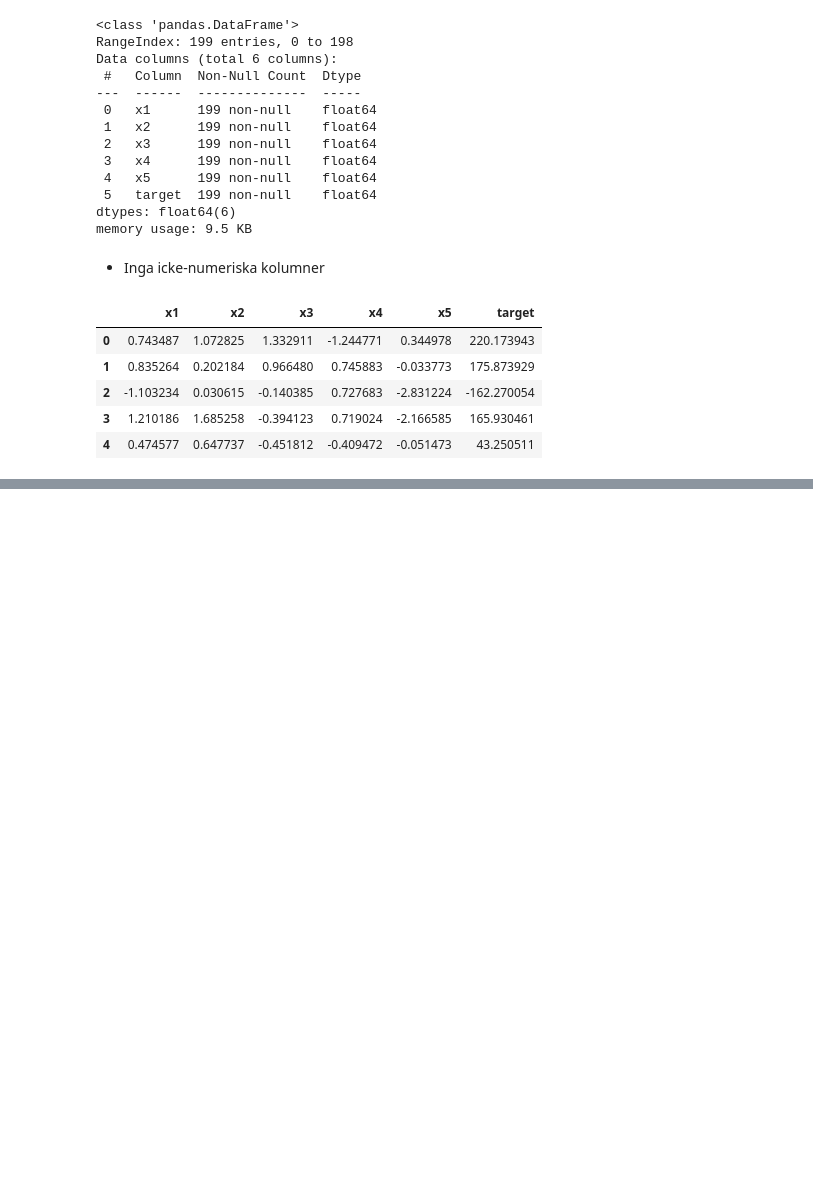
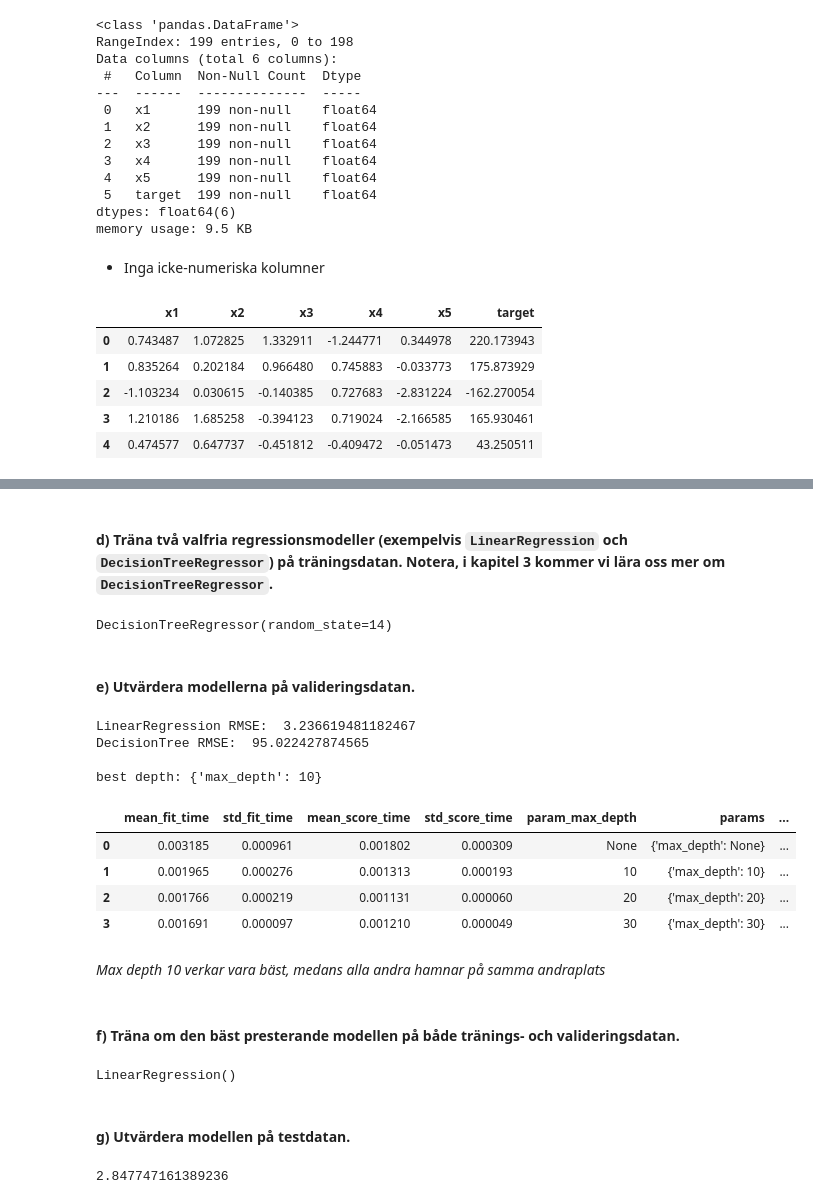
Before and after one commit to stuNero/ai_bok_ovn_uppgifter, a Jupyter notebook: ai_bok_kap_2.ipynb, the cells around one changed output, grey strips where cells are left out. Cells and saved outputs as stored; diff of their text form; code cells hidden in the pictures; blank space fills up the shorter version.

```diff
--- a/ai_bok_kap_2.ipynb
+++ b/ai_bok_kap_2.ipynb
@@ -55,0 +87,75 @@ X = df.drop(df.columns[-1],axis=1)
+# %% [markdown]
+#### **d)** Träna två valfria regressionsmodeller (exempelvis ``LinearRegression`` och ``DecisionTreeRegressor``) på träningsdatan. Notera, i kapitel 3 kommer vi lära oss mer om ``DecisionTreeRegressor``.
+# %%
+linear = LinearRegression()
+linear.fit(x_train, y_train)
+
+tree = DecisionTreeRegressor(random_state=14)
+tree.fit(x_train, y_train)
+# %% [output]
+DecisionTreeRegressor(random_state=14)
+# %% [markdown]
+#### **e)** Utvärdera modellerna på valideringsdatan.
+# %%
+def RMSE(y_true, y_pred):
+    # gör till en dimensionella vektorer
+    y_true = np.array(y_true).flatten()
+    y_pred = np.array(y_pred).flatten()
+    error_sum = 0
+    for i in range(len(y_true)):
+        error_sum += (y_true[i] - y_pred[i]) ** 2
+    mean_error = error_sum / len(y_true)
+    rmse = np.sqrt(mean_error)
+    return rmse
+# %%
+## Utvärderar LinearRegression
+
+linear_pred = linear.predict(x_val)
+linear_rmse = RMSE(y_val, linear_pred)
+
+# Utvärderar DecisionTree
+hyper_params =  {'max_depth': (None, 10, 20, 30)}
+grid = GridSearchCV(
+    tree,
+    hyper_params,
+    scoring='neg_root_mean_squared_error',
+    cv=5
+)
+
+grid.fit(x_train, y_train)
+tree_pred = grid.predict(x_val)
+tree_rmse = RMSE(y_val, tree_pred)
+# %%
+print("LinearRegression RMSE: ", linear_rmse)
+print("DecisionTree RMSE: ", tree_rmse)
+print("")
+print("best depth:", grid.best_params_)
+pd.DataFrame(grid.cv_results_)
+# %% [output]
+LinearRegression RMSE:  3.236619481182467
+DecisionTree RMSE:  95.022427874565
+
+best depth: {'max_depth': 10}
+|  | mean_fit_time | std_fit_time | mean_score_time | std_score_time | param_max_depth | params | ... |
+| 0 | 0.003185 | 0.000961 | 0.001802 | 0.000309 | None | {'max_depth': None} | ... |
+| 1 | 0.001965 | 0.000276 | 0.001313 | 0.000193 | 10 | {'max_depth': 10} | ... |
+| 2 | 0.001766 | 0.000219 | 0.001131 | 0.000060 | 20 | {'max_depth': 20} | ... |
+| 3 | 0.001691 | 0.000097 | 0.001210 | 0.000049 | 30 | {'max_depth': 30} | ... |
+# %% [markdown]
+*Max depth 10 verkar vara bäst, medans alla andra hamnar på samma andraplats*
+# %% [markdown]
+#### **f)** Träna om den bäst presterande modellen på både tränings- och valideringsdatan.
+# %%
+linear.fit(x_train_full, y_train_full)
+# %% [output]
+LinearRegression()
+# %% [markdown]
+#### **g)** Utvärdera modellen på testdatan.
+# %%
+final_pred = linear.predict(x_test)
+
+
+final_rmse = RMSE(y_test, final_pred)
+print(final_rmse)
+# %% [output]
+2.847747161389236
```
Also changed, not shown: parts of 13 cells of this notebook.
